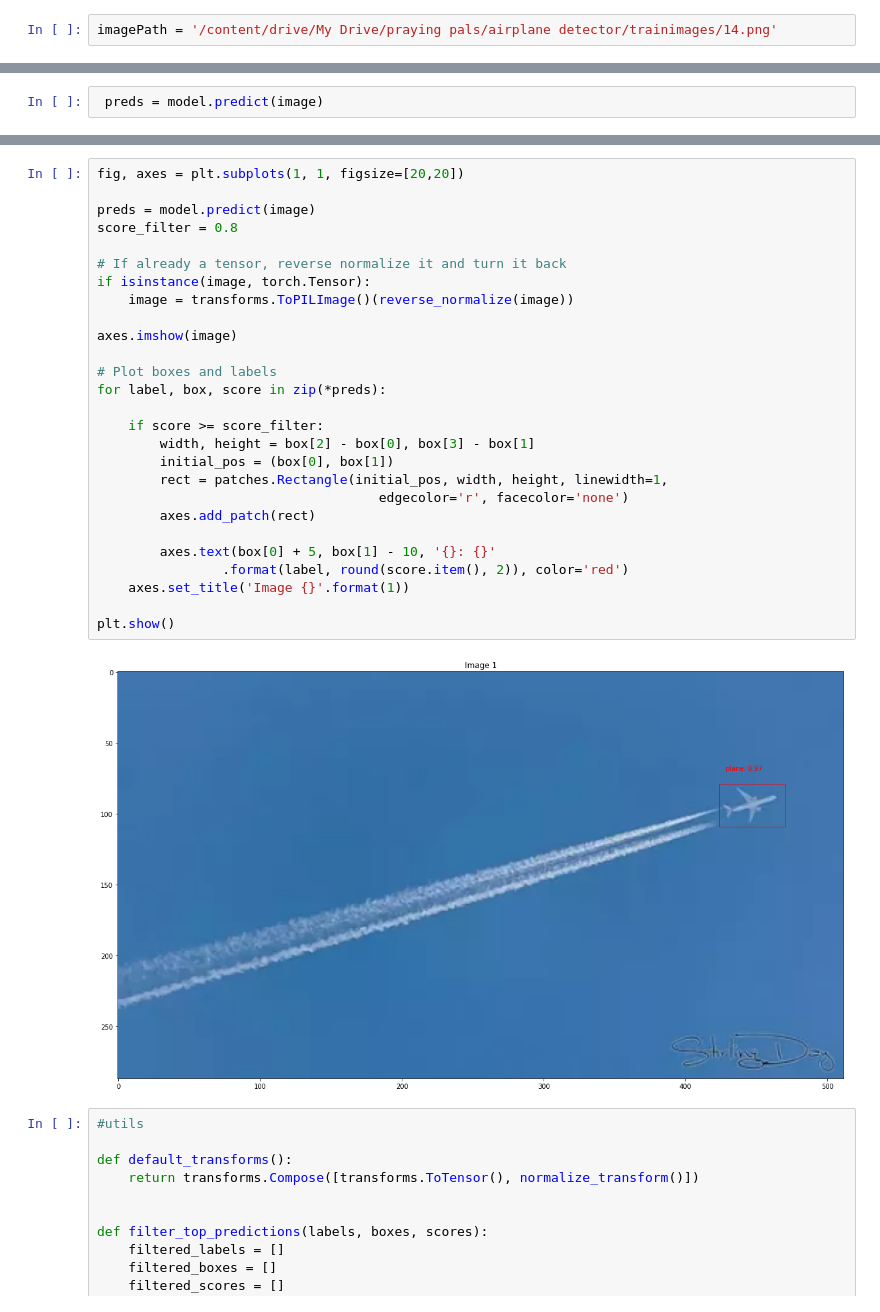
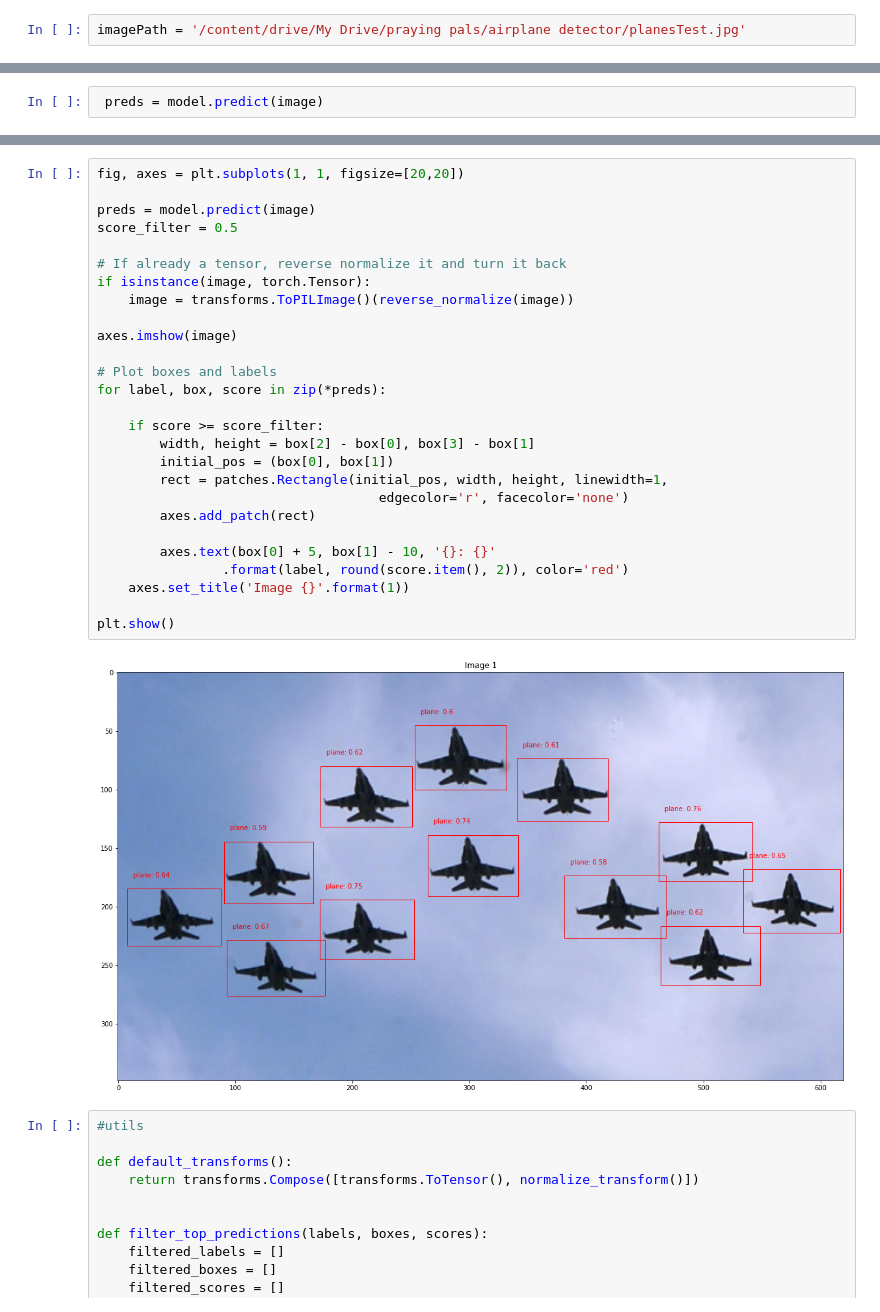
Before and after one commit to stephanieLewkowitz/ImageObjectDetection, a Jupyter notebook: TrainAirplaneDetector.ipynb, the cells around one changed output, grey strips where cells are left out. Cells and saved outputs as stored; diff of their text form.

```diff
--- a/TrainAirplaneDetector.ipynb
+++ b/TrainAirplaneDetector.ipynb
@@ -503,7 +503,7 @@ PATH = 'model_weights3.pt'
 #predict
 model = Model.load(PATH,['plane'])
 # %%
-imagePath = '/content/drive/My Drive/praying pals/airplane detector/trainimages/14.png'
+imagePath = '/content/drive/My Drive/praying pals/airplane detector/planesTest.jpg'
 # %%
 image = read_image(imagePath)
 # %%
@@ -517,32 +531,32 @@ preds
 # %%
 fig, axes = plt.subplots(1, 1, figsize=[20,20])
 
 preds = model.predict(image)
-score_filter = 0.8
+score_filter = 0.5
 
 # If already a tensor, reverse normalize it and turn it back
 if isinstance(image, torch.Tensor):
     image = transforms.ToPILImage()(reverse_normalize(image))
 
 axes.imshow(image)
 
 # Plot boxes and labels
 for label, box, score in zip(*preds):
 
     if score >= score_filter:
         width, height = box[2] - box[0], box[3] - box[1]
         initial_pos = (box[0], box[1])
         rect = patches.Rectangle(initial_pos, width, height, linewidth=1,
                                     edgecolor='r', facecolor='none')
         axes.add_patch(rect)
 
         axes.text(box[0] + 5, box[1] - 10, '{}: {}'
                 .format(label, round(score.item(), 2)), color='red')
     axes.set_title('Image {}'.format(1))
 
 plt.show()
 # %% [output]
-[figure, old version]
+[figure, new version]
 # %%
 #utils
 
```
Also changed, not shown: parts of 2 cells of this notebook, 1 other file.
